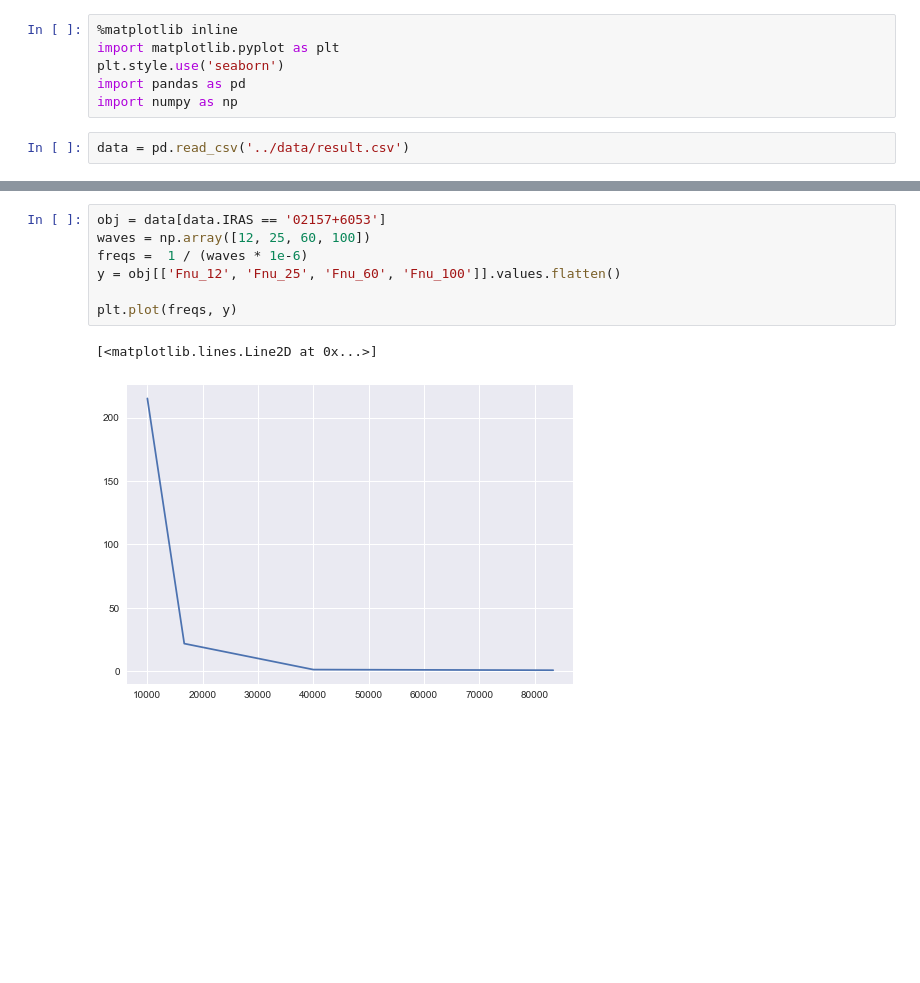
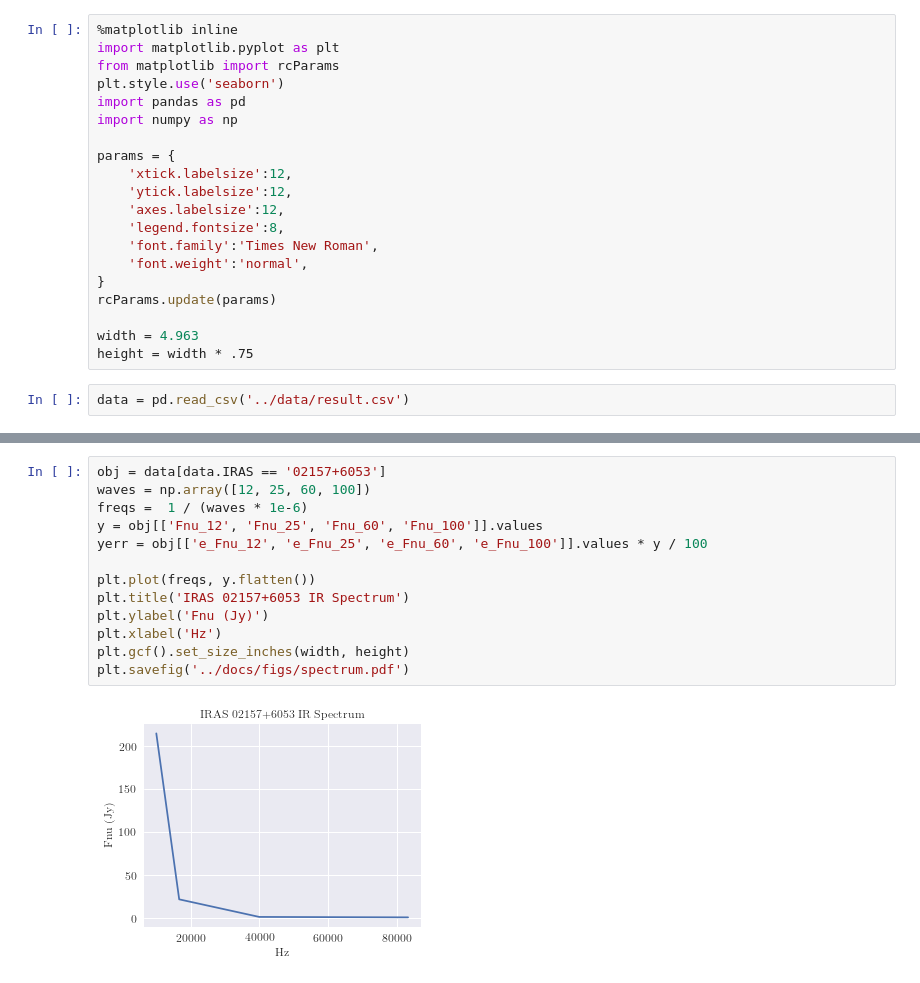
Before and after one commit to mileslucas/astro344l, a Jupyter notebook: lab6/src/lab6.ipynb, the cells around one changed output, grey strips where cells are left out. Drawn from its saved outputs; the diff is of its cells as text; blank space fills up the shorter version.

```diff
--- a/lab6/src/lab6.ipynb
+++ b/lab6/src/lab6.ipynb
@@ -1,9 +1,23 @@
 # %%
 %matplotlib inline
 import matplotlib.pyplot as plt
+from matplotlib import rcParams
 plt.style.use('seaborn')
 import pandas as pd
 import numpy as np
+
+params = {
+    'xtick.labelsize':12,
+    'ytick.labelsize':12,
+    'axes.labelsize':12,
+    'legend.fontsize':8,
+    'font.family':'Times New Roman',
+    'font.weight':'normal',
+}
+rcParams.update(params)
+
+width = 4.963
+height = width * .75
 # %%
 data = pd.read_csv('../data/result.csv')
 # %%
@@ -37,10 +50,15 @@ plt.errorbar(x, y, xerr=xerr, yerr=yerr, fmt='o')
 # %%
 obj = data[data.IRAS == '02157+6053']
 waves = np.array([12, 25, 60, 100])
 freqs =  1 / (waves * 1e-6)
-y = obj[['Fnu_12', 'Fnu_25', 'Fnu_60', 'Fnu_100']].values.flatten()
+y = obj[['Fnu_12', 'Fnu_25', 'Fnu_60', 'Fnu_100']].values
+yerr = obj[['e_Fnu_12', 'e_Fnu_25', 'e_Fnu_60', 'e_Fnu_100']].values * y / 100
 
-plt.plot(freqs, y)
+plt.plot(freqs, y.flatten())
+plt.title('IRAS 02157+6053 IR Spectrum')
+plt.ylabel('Fnu (Jy)')
+plt.xlabel('Hz')
+plt.gcf().set_size_inches(width, height)
+plt.savefig('../docs/figs/spectrum.pdf')
 # %% [output]
-[<matplotlib.lines.Line2D at 0x...>]
-[figure, old version]
+[figure, new version]
```
Also changed, not shown: parts of 7 cells of this notebook, 8 other files.
